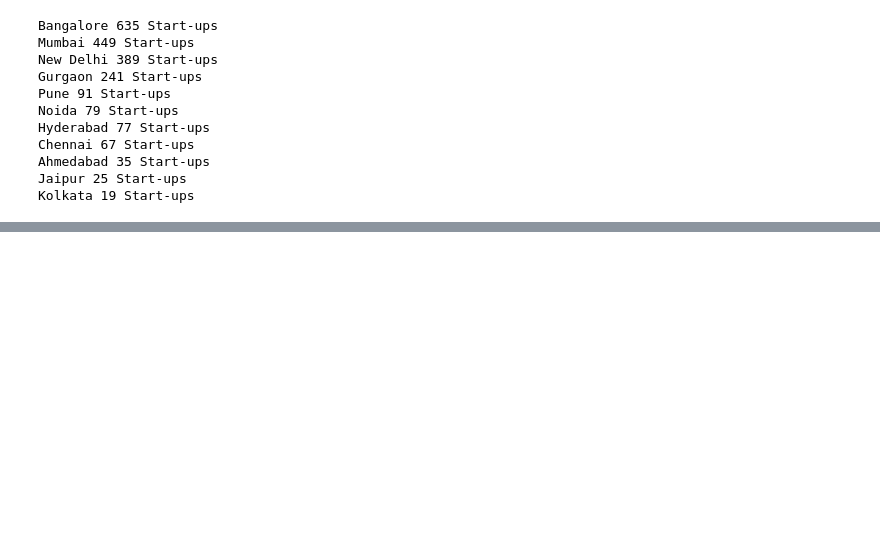
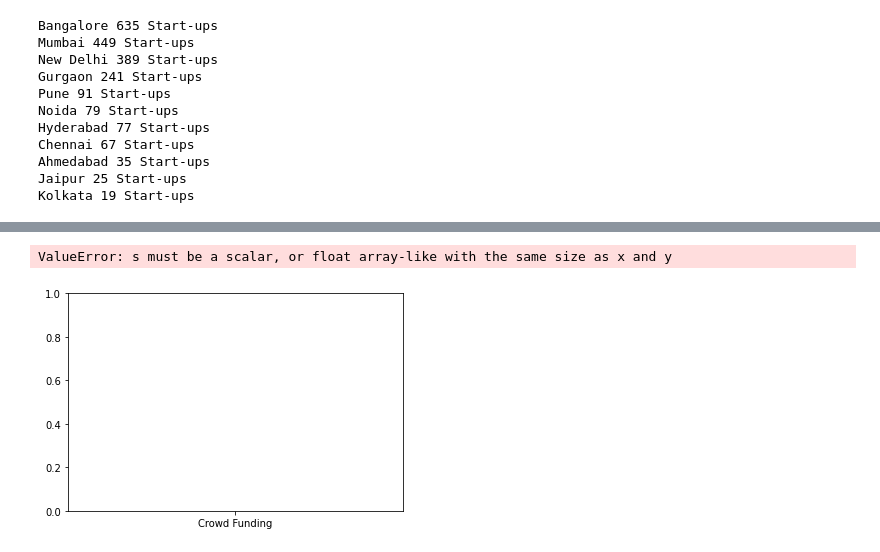
Before and after one commit to AkashKumarSingh11032001/Coding_Ninja_DataScience_Course, a Jupyter notebook: 14. Project-Case Study (Part-1)/Case_1.ipynb, the cells around one changed output, grey strips where cells are left out. Saved outputs shown, nothing was run; the diff lists cells and outputs as text; code cells hidden in the pictures; blank space fills up the shorter version.

```diff
--- a/14. Project-Case Study (Part-1)/Case_1.ipynb
+++ b/14. Project-Case Study (Part-1)/Case_1.ipynb
@@ -223,0 +239,51 @@ plt.show()
+# %%
+'''
+There are 4 different type of investments. Find out percentage of amount funded for each investment type.
+Plot a pie chart to visualise.
+Print the investment type and percentage of amount funded with 2 decimal places after rounding off.
+
+'''
+data = pd.read_csv("Dataset/funding.csv")
+df = data.copy()
+df.InvestmentType.value_counts()
+df.AmountInUSD.fillna('0',inplace = True)
+df.InvestmentType.loc[df.InvestmentType == "Crowd funding"] = "Crowd Funding"
+df.InvestmentType.loc[df.InvestmentType == "PrivateEquity"] = "Private Equity"
+df.InvestmentType.loc[df.InvestmentType == "SeedFunding"] = "Seed Funding"
+
+np_cf = np.array(df.AmountInUSD[df.InvestmentType == "Crowd Funding" ])
+for i in range(len(np_cf)):
+    np_cf[i] = ''.join(np_cf[i].split(','))
+np_cf = np.array(np_cf,dtype = 'int64')
+
+np_pe = np.array(df.AmountInUSD[df.InvestmentType == "Private Equity" ])
+for i in range(len(np_pe)):
+    np_pe[i] = ''.join(np_pe[i].split(','))
+np_pe = np.array(np_pe,dtype = 'int64')
+
+np_sf = np.array(df.AmountInUSD[df.InvestmentType == "Seed Funding" ])
+for i in range(len(np_sf)):
+    np_sf[i] = ''.join(np_sf[i].split(','))
+np_sf = np.array(np_sf,dtype = 'int64')
+
+np_df = np.array(df.AmountInUSD[df.InvestmentType == "Debt Funding" ])
+for i in range(len(np_df)):
+    np_df[i] = ''.join(np_df[i].split(','))
+np_df = np.array(np_df,dtype = 'int64')
+
+crowd = sum(np_cf)
+private = sum(np_pe)
+seed = sum(np_sf)
+debt = sum(np_df)
+
+y_axis = [crowd,private,seed,debt]
+x_axis = ["Crowd Funding","Private Equity","Seed Funding","Debt Funding"]
+
+plt.scatter(x_axis,y_axis,'g*')
+plt.show()
+
+for i in range(len(xaxis)):
+    print(xaxis[i], '--->',format((yaxis[i]*100)/sum(yaxis), '.5f'), 'Percent')
+# %% [output]
+ValueError: s must be a scalar, or float array-like with the same size as x and y
+[figure, added]
```
Also changed, not shown: parts of 1 cell of this notebook.
